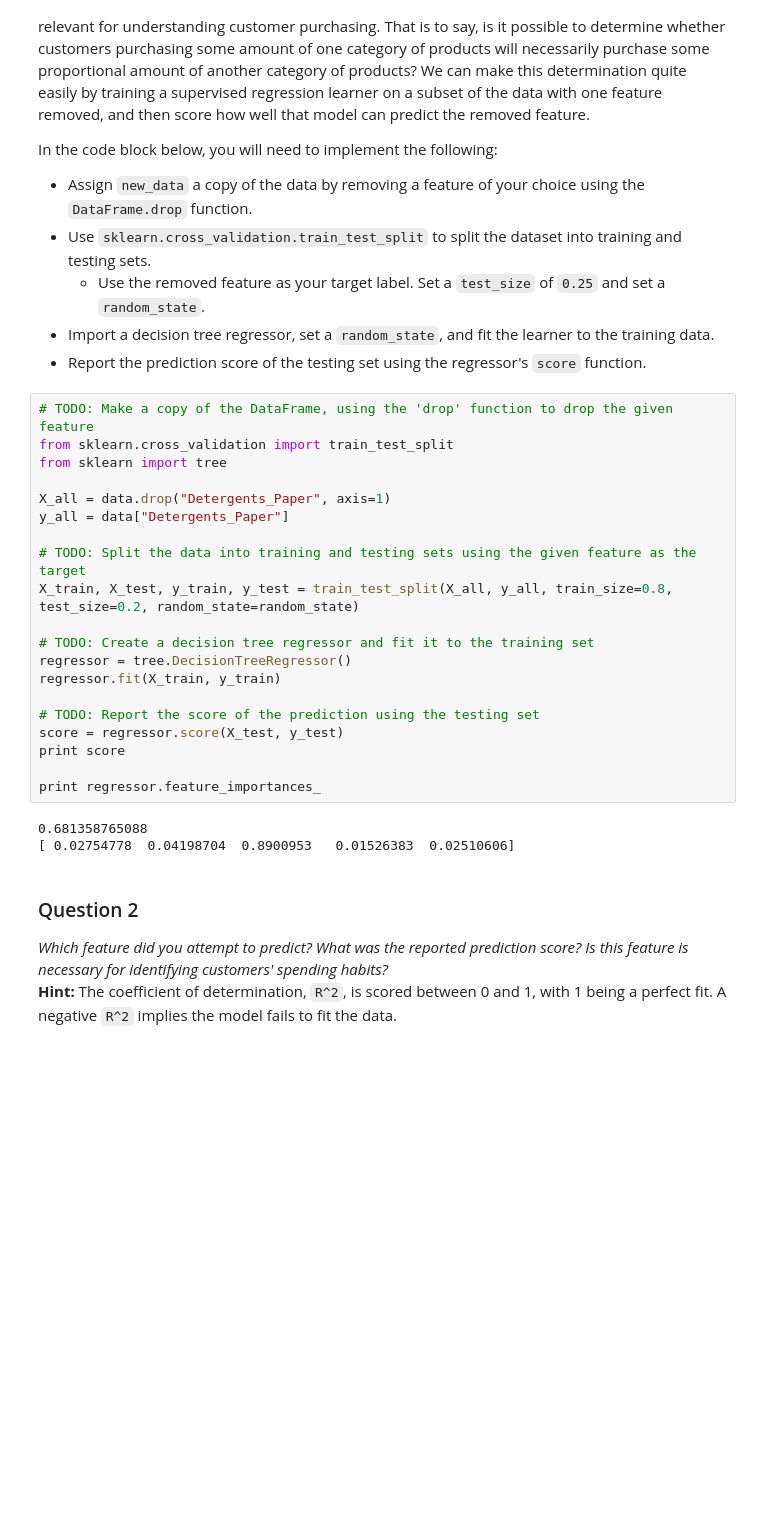
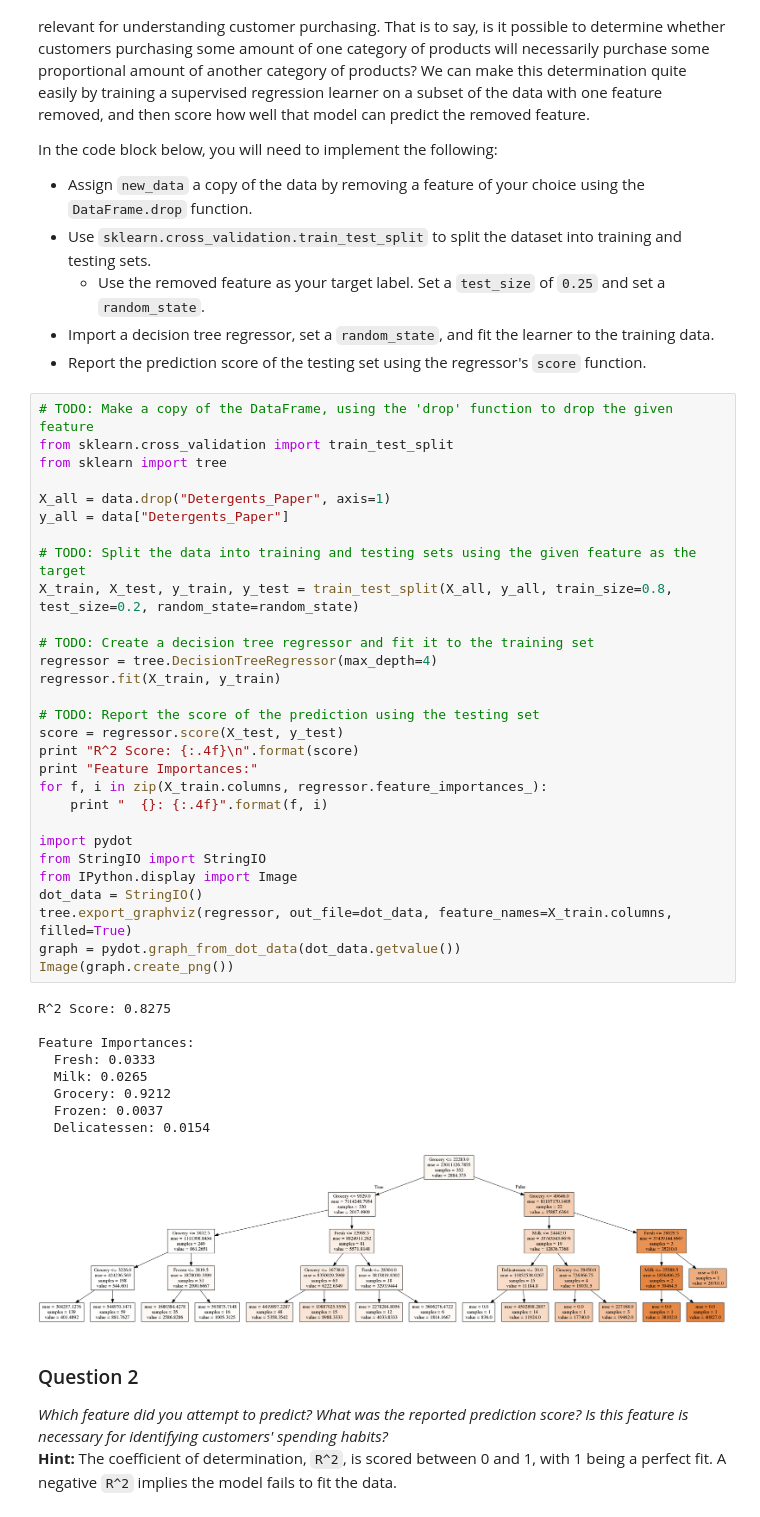
Before and after one commit to ibratface/machine-learning, a Jupyter notebook: projects/creating_customer_segments/customer_segments.ipynb, the cells around one changed output. Cells and saved outputs as stored; diff of their text form; blank space fills up the shorter version.

```diff
--- a/projects/creating_customer_segments/customer_segments.ipynb
+++ b/projects/creating_customer_segments/customer_segments.ipynb
@@ -131,26 +134,42 @@ In the code block below, you will need to implement the following:
 # %%
 # TODO: Make a copy of the DataFrame, using the 'drop' function to drop the given feature
 from sklearn.cross_validation import train_test_split
 from sklearn import tree
 
 X_all = data.drop("Detergents_Paper", axis=1)
 y_all = data["Detergents_Paper"]
 
 # TODO: Split the data into training and testing sets using the given feature as the target
 X_train, X_test, y_train, y_test = train_test_split(X_all, y_all, train_size=0.8, test_size=0.2, random_state=random_state)
 
 # TODO: Create a decision tree regressor and fit it to the training set
-regressor = tree.DecisionTreeRegressor()
+regressor = tree.DecisionTreeRegressor(max_depth=4)
 regressor.fit(X_train, y_train)
 
 # TODO: Report the score of the prediction using the testing set
 score = regressor.score(X_test, y_test)
-print score
+print "R^2 Score: {:.4f}\n".format(score)
+print "Feature Importances:"
+for f, i in zip(X_train.columns, regressor.feature_importances_):
+    print "  {}: {:.4f}".format(f, i)
 
-print regressor.feature_importances_
+import pydot
+from StringIO import StringIO
+from IPython.display import Image
+dot_data = StringIO()
+tree.export_graphviz(regressor, out_file=dot_data, feature_names=X_train.columns, filled=True)
+graph = pydot.graph_from_dot_data(dot_data.getvalue())
+Image(graph.create_png())
 # %% [output]
-0.681358765088
-[ 0.02754778  0.04198704  0.8900953   0.01526383  0.02510606]
+R^2 Score: 0.8275
+
+Feature Importances:
+  Fresh: 0.0333
+  Milk: 0.0265
+  Grocery: 0.9212
+  Frozen: 0.0037
+  Delicatessen: 0.0154
+[figure, added]
 # %% [markdown]
 ### Question 2
 *Which feature did you attempt to predict? What was the reported prediction score? Is this feature is necessary for identifying customers' spending habits?*
```
Also changed, not shown: parts of 14 cells of this notebook.
